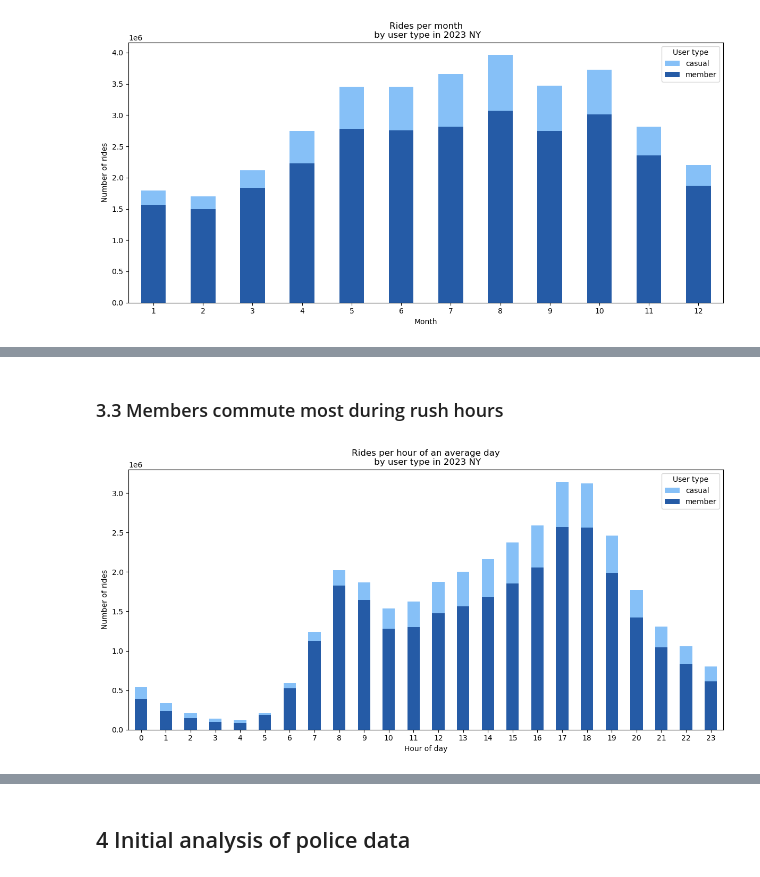
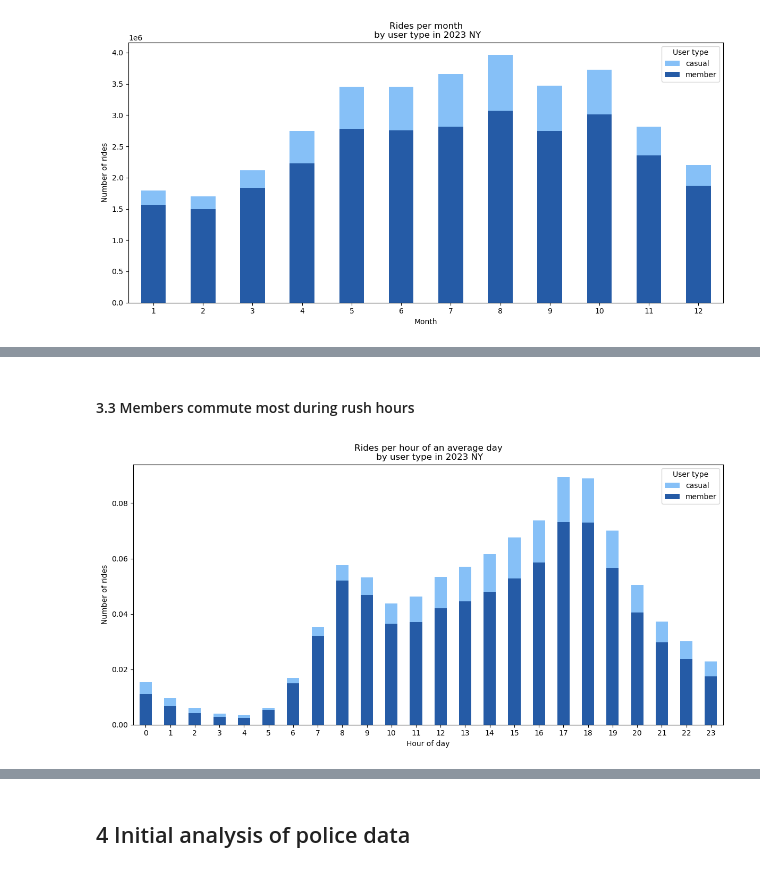
Before and after one commit to dalita-danyali/data-science-challenge-citibike, a Jupyter notebook: 1_notebooks/1_analysis.ipynb, the cells around one changed output, grey strips where cells are left out. Saved outputs shown, nothing was run; the diff lists cells and outputs as text; code cells hidden in the pictures.

```diff
--- a/1_notebooks/1_analysis.ipynb
+++ b/1_notebooks/1_analysis.ipynb
@@ -158,30 +152,30 @@ plt.show()
 # %% [markdown]
-### 3.3 Members commute most during rush hours
+#### 3.3 Members commute most during rush hours
 # %%
-# Count rides per hour & user type
-rides_per_hour = df_c.groupby(["hour", "member_casual"]).size().unstack(fill_value=0)
+# Count and normalize rides per hour & user type
+rides_per_hour = df_c.groupby(["hour", "member_casual"]).size().unstack(fill_value=0) / len(df_c) ######### to be checked
 
 # Reorder columns so casual first, member second (legend order)
 rides_per_hour = rides_per_hour[["member", "casual"]]
 
 # Plot stacked bar chart
 rides_per_hour.plot(
     kind="bar",
     stacked=True,
     figsize=(12, 6),
     color={"casual": "#86C0F7", "member": "#255BA6"}
 )
 
 # Set legend
 handles, labels = plt.gca().get_legend_handles_labels()
 order = [1,0]
 plt.legend([handles[idx] for idx in order],[labels[idx] for idx in order], title="User type")
 
 plt.xlabel("Hour of day")
 plt.ylabel("Number of rides")
 plt.title("Rides per hour of an average day\n by user type in 2023 NY")
 plt.xticks(rotation=0)
 plt.tight_layout()
 plt.show()
 # %% [output]
-[figure, old version]
+[figure, new version]
```
Also changed, not shown: parts of 32 cells of this notebook, 3 other files.
